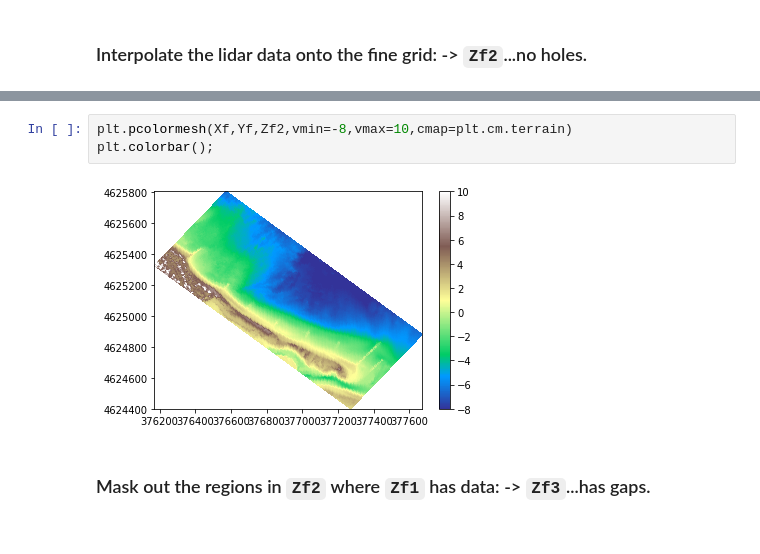
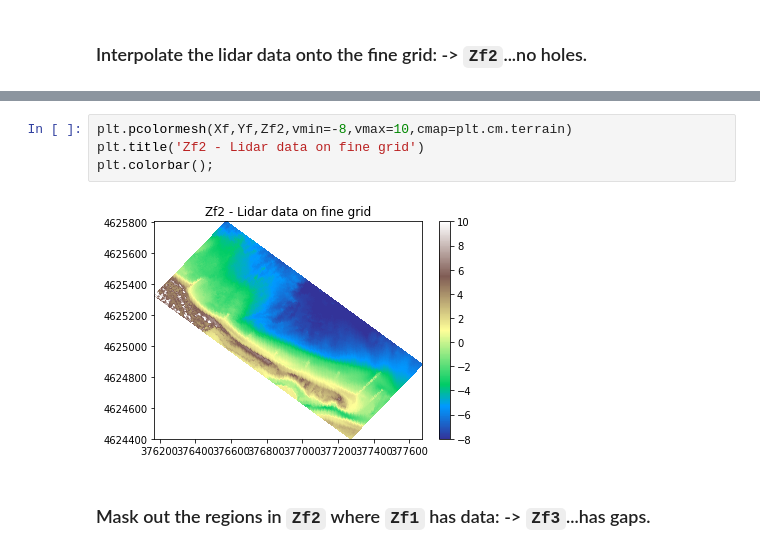
Before and after one commit to csherwood-usgs/CCBay, a Jupyter notebook: CCBay_grid_v1.ipynb, the cells around one changed output, grey strips where cells are left out. Saved outputs shown, nothing was run; the diff lists cells and outputs as text.

```diff
--- a/CCBay_grid_v1.ipynb
+++ b/CCBay_grid_v1.ipynb
@@ -400,8 +469,9 @@ Wall time: 1min 22s
 # %%
 plt.pcolormesh(Xf,Yf,Zf2,vmin=-8,vmax=10,cmap=plt.cm.terrain)
+plt.title('Zf2 - Lidar data on fine grid')
 plt.colorbar();
 # %% [output]
-[figure, old version]
+[figure, new version]
 # %% [markdown]
 ### Mask out the regions in `Zf2` where `Zf1` has data: -> `Zf3`...has gaps.
 # %%
```
Also changed, not shown: parts of 51 cells of this notebook.
